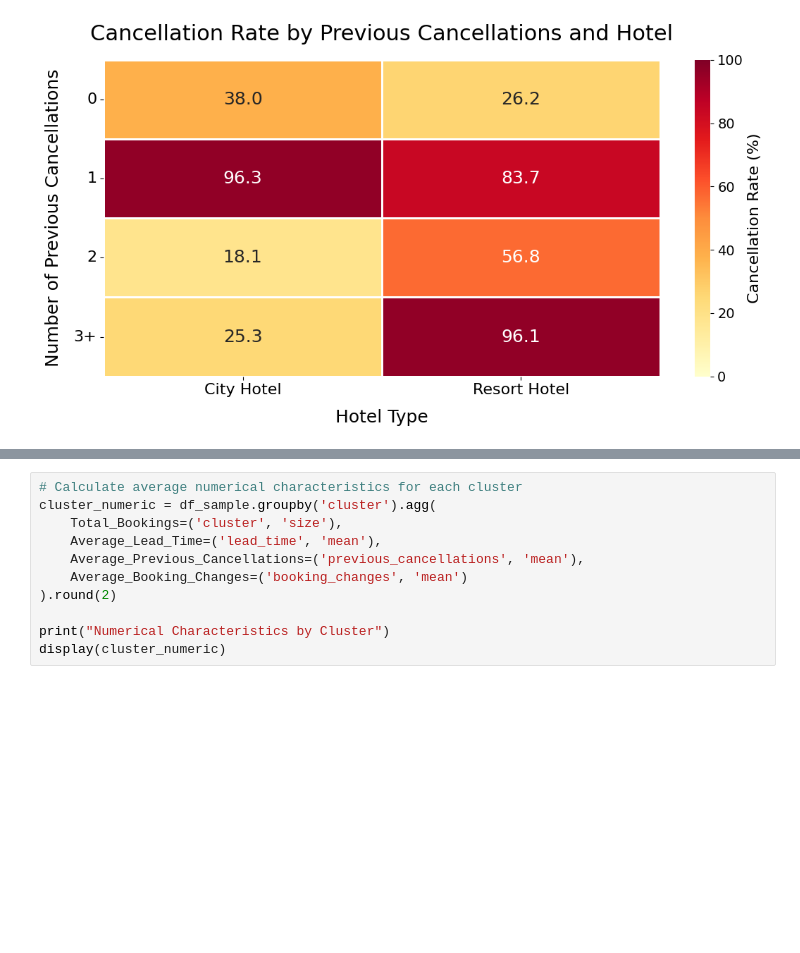
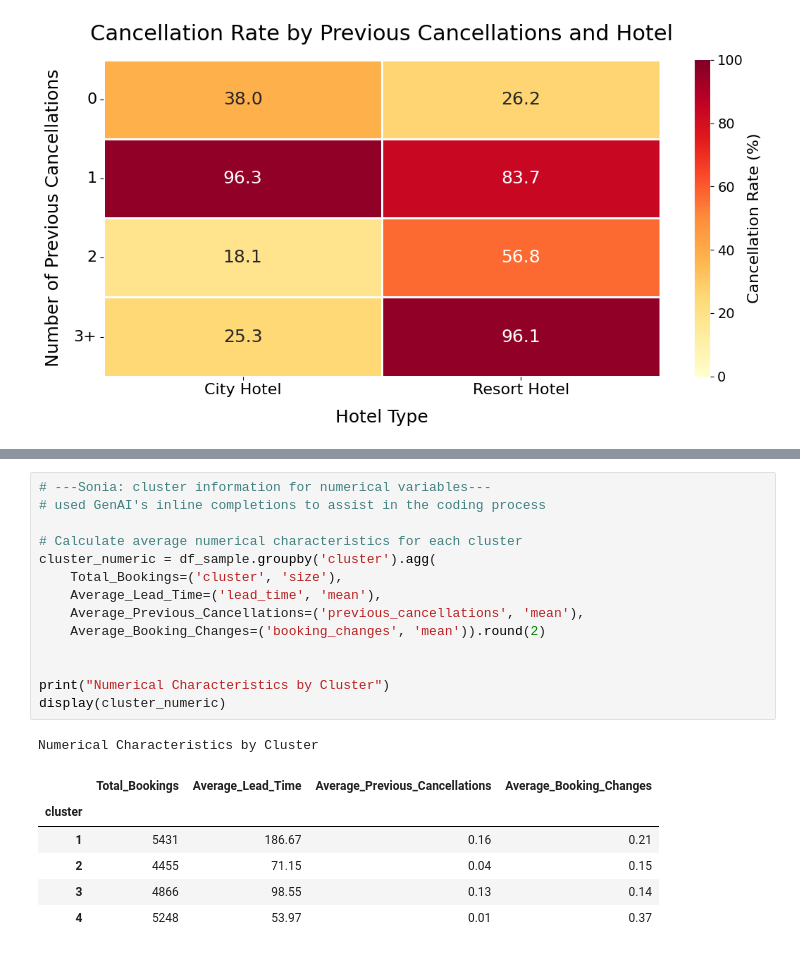
Before and after one commit to sylle321/Hotel_booking, a Jupyter notebook: Descriptive_Code.ipynb, the cells around one changed output, grey strips where cells are left out. Saved outputs shown, nothing was run; the diff lists cells and outputs as text; blank space fills up the shorter version.

Commit message:
includes PCA, cancellation patterns with bar graphs and heatmaps, UMAP --> K-Means clustering, cluster interpretations, Elbow Method, Silhouette Score, and where GenAI was used

```diff
--- a/Descriptive_Code.ipynb
+++ b/Descriptive_Code.ipynb
@@ -738,12 +756,23 @@ plt.show()
 # %%
+# ---Sonia: cluster information for numerical variables---
+# used GenAI's inline completions to assist in the coding process
+
 # Calculate average numerical characteristics for each cluster
 cluster_numeric = df_sample.groupby('cluster').agg(
     Total_Bookings=('cluster', 'size'),
     Average_Lead_Time=('lead_time', 'mean'),
     Average_Previous_Cancellations=('previous_cancellations', 'mean'),
-    Average_Booking_Changes=('booking_changes', 'mean')
-).round(2)
+    Average_Booking_Changes=('booking_changes', 'mean')).round(2)
+
 
 print("Numerical Characteristics by Cluster")
 display(cluster_numeric)
+# %% [output]
+Numerical Characteristics by Cluster
+|  | Total_Bookings | Average_Lead_Time | Average_Previous_Cancellations | Average_Booking_Changes |
+| cluster |  |  |  |  |
+| 1 | 5431 | 186.67 | 0.16 | 0.21 |
+| 2 | 4455 | 71.15 | 0.04 | 0.15 |
+| 3 | 4866 | 98.55 | 0.13 | 0.14 |
+| 4 | 5248 | 53.97 | 0.01 | 0.37 |
 # %%
```
Also changed, not shown: parts of 14 cells of this notebook.
